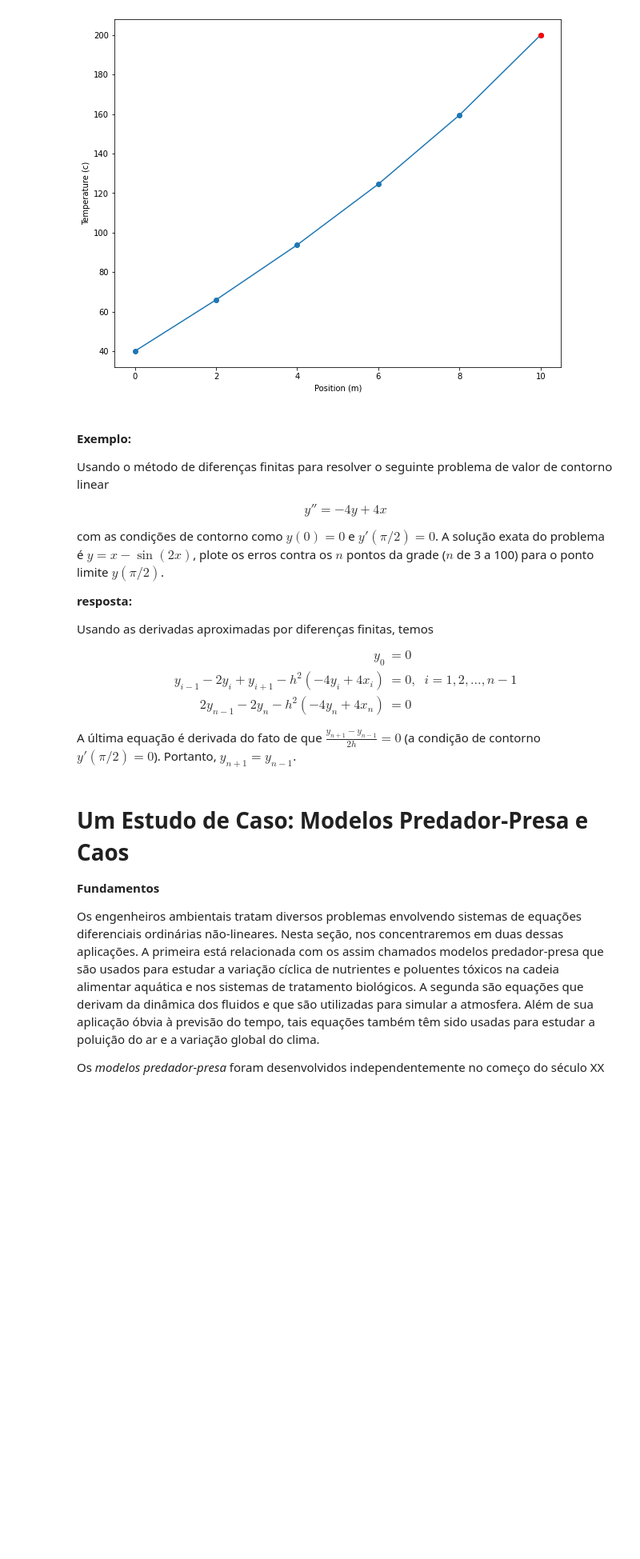
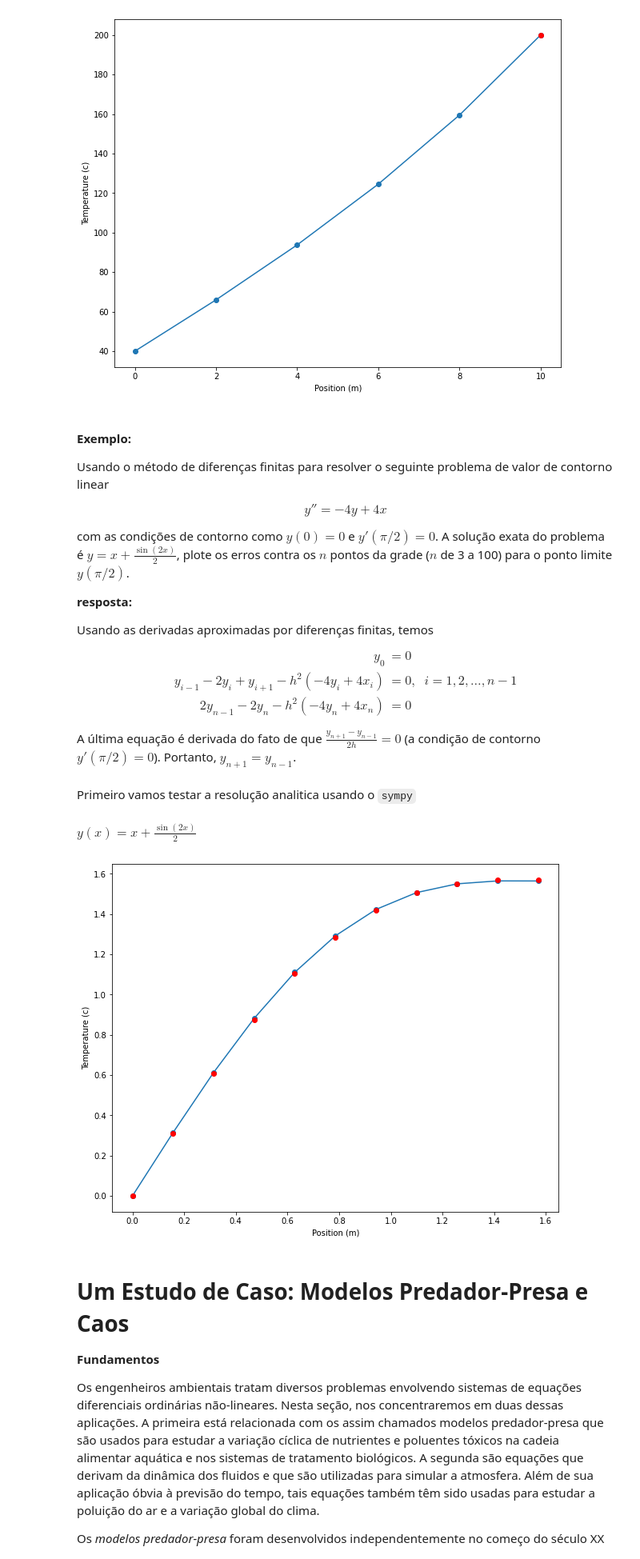
Before and after one commit to vnikoofard/numerical_methods_using_python, a Jupyter notebook: 10- EDO.ipynb, the cells around one changed output. Shown at 80% size. Drawn from its saved outputs; the diff is of its cells as text; code cells hidden in the pictures; blank space fills up the shorter version.

```diff
--- a/10- EDO.ipynb
+++ b/10- EDO.ipynb
@@ -1312,7 +1313,7 @@ Usando o método de diferenças finitas para resolver o seguinte problema de val
 
 $$y'' = -4y + 4x$$
 
-com as condições de contorno como $y(0)=0$ e $y'(\pi/2)=0$. A solução exata do problema é $y=x−\sin(2x)$, plote os erros contra os $n$ pontos da grade ($n$ de 3 a 100) para o ponto limite $y(\pi/2)$.
+com as condições de contorno como $y(0)=0$ e $y'(\pi/2)=0$. A solução exata do problema é $y=x+\frac{\sin(2x)}{2}$, plote os erros contra os $n$ pontos da grade ($n$ de 3 a 100) para o ponto limite $y(\pi/2)$.
 
 **resposta:**
 
@@ -1325,6 +1326,57 @@ y_{i-1} - 2y_i + y_{i+1} - h^2(-4y_i + 4x_i) &= 0 , \;\; i=1,2,\dots, n-1\\
 \end{align*}
 
 A última equação é derivada do fato de que $\frac{y_{n+1} - y_{n-1}}{2h}=0$ (a condição de contorno $y'(\pi/2)=0$). Portanto, $y_{n+1}=y_{n−1}$.
+# %% [markdown]
+Primeiro vamos testar a resolução analitica usando o `sympy`
+# %%
+x= sp.symbols('x')
+y = sp.Function('y')
+
+eq = sp.Eq(y(x).diff(x,2), -4*y(x)+4*x)
+sp.dsolve(eq, y(x), ics={y(x).subs(x,0):0, y(x).diff(x).subs(x,sp.pi/2):0})
+# %% [output]
+$\displaystyle y{\left(x \right)} = x + \frac{\sin{\left(2 x \right)}}{2}$
+# %%
+n = 10
+dx = (np.pi/2-0) / n
+
+#h = 0.01
+#ta = 20
+
+# Get A
+A = np.zeros((n+1, n+1))
+A[0, 0] = 1
+A[n, n] = -2 *(1-2*dx**2)
+A[n, n-1] = 2
+for i in range(1, n):
+    A[i, i-1] = 1
+    A[i, i] = -2 *(1-2*dx**2)
+    A[i, i+1] = 1
+
+#print(A)
+
+# Get b
+b = np.zeros(n+1)
+b[0] = 0
+for i in range(1, n+1):
+    b[i] = 4*dx**2 *(i*dx)
+
+#print(b)
+
+# solve the linear equations
+y = np.linalg.solve(A, b)
+
+x = np.linspace(0, np.pi/2, n+1)
+f = lambda x: x + np.sin(2*x)/2
+
+plt.figure(figsize=(10,8))
+plt.plot(x, y, marker='o')
+plt.plot(x, f(x), 'ro')
+plt.xlabel('Position (m)')
+plt.ylabel('Temperature (c)')
+plt.show()
+# %% [output]
+[figure, added]
 # %% [markdown]
 # Um Estudo de Caso: Modelos Predador-Presa e Caos
 
```
Also changed, not shown: parts of 1 cell of this notebook.
